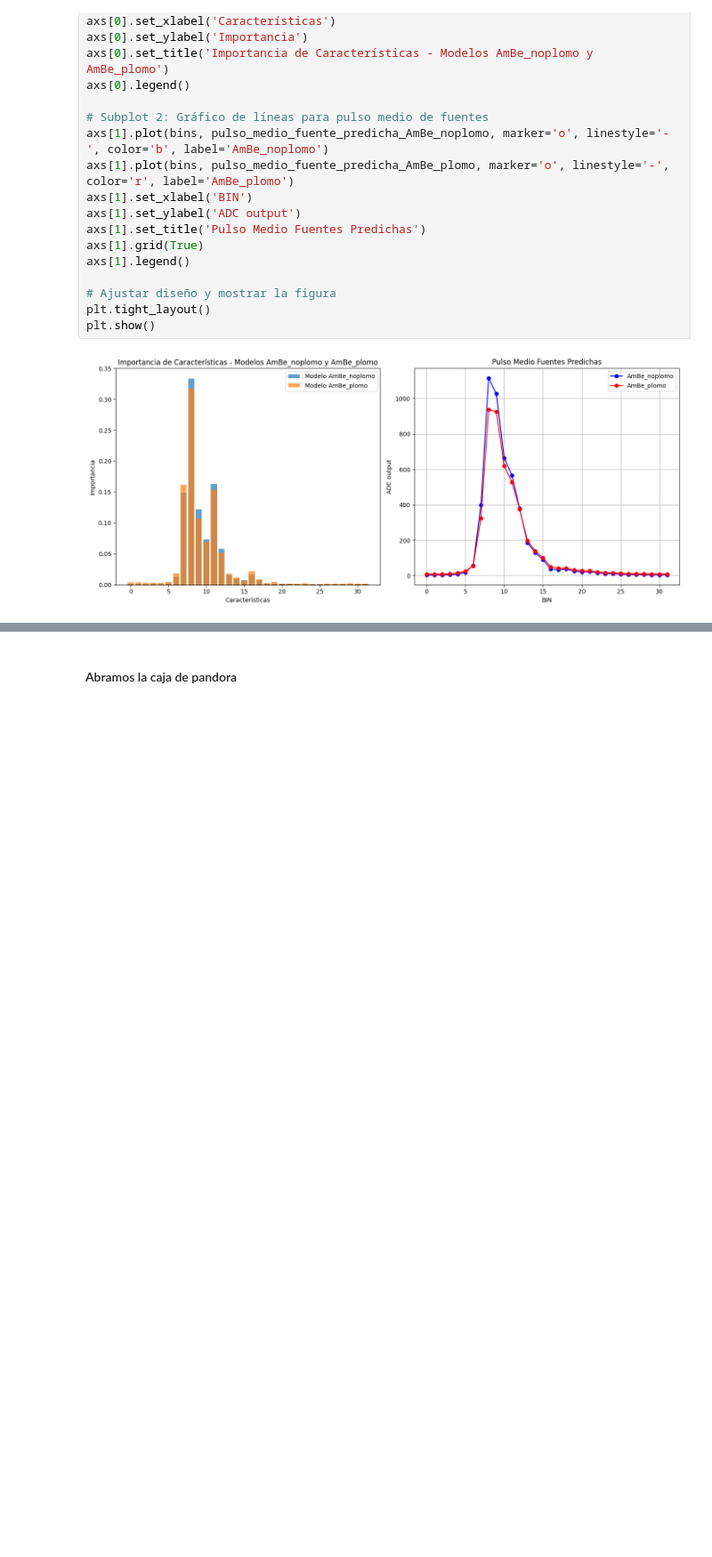
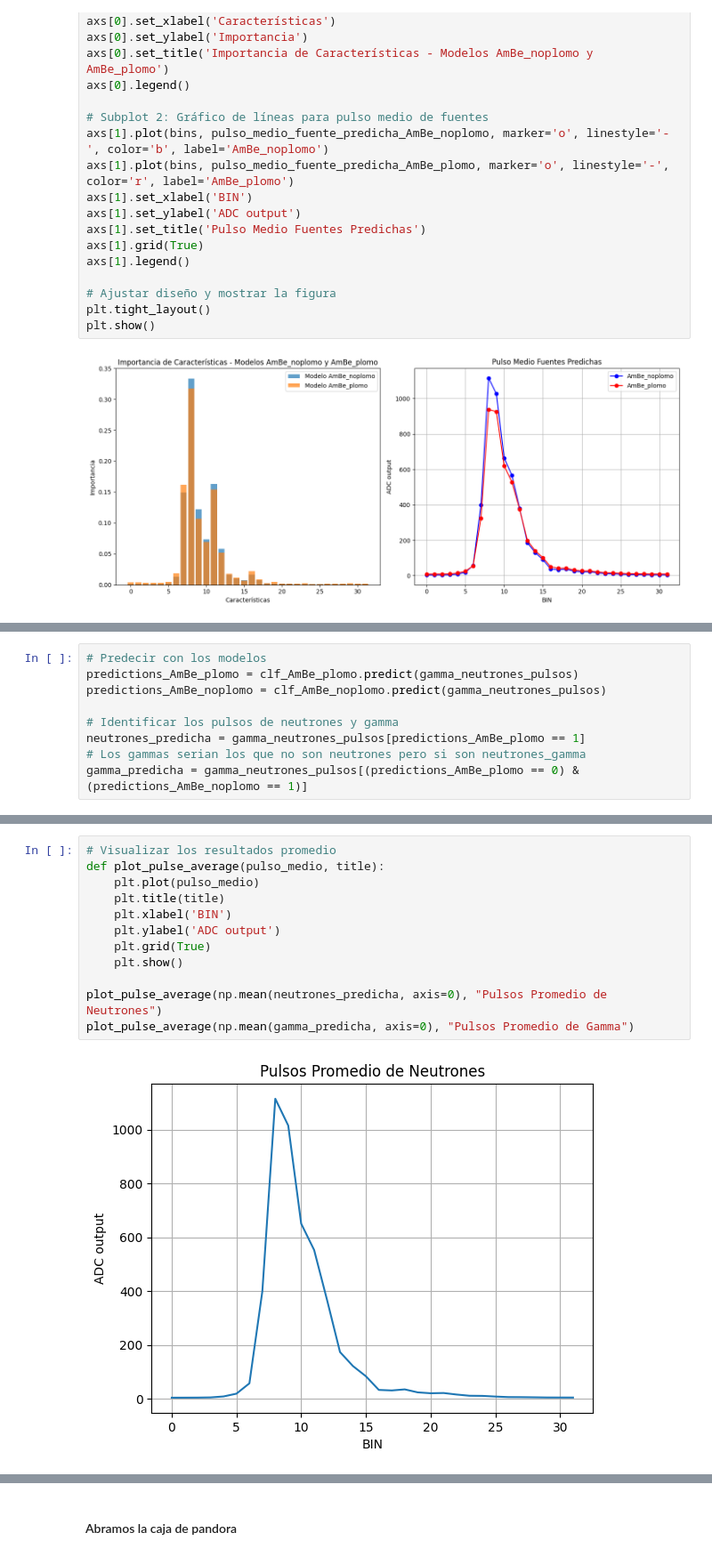
Before and after one commit to saisito/MLF_nunez-alejandro, a Jupyter notebook: nunez-alejandro.ipynb, the cells around one changed output, grey strips where cells are left out. Shown at 89% size. Saved outputs shown, nothing was run; the diff lists cells and outputs as text; blank space fills up the shorter version.

```diff
--- a/nunez-alejandro.ipynb
+++ b/nunez-alejandro.ipynb
@@ -718,0 +748,9 @@ Datos guardados en Gamma_Neutrones
+# %%
+# Predecir con los modelos
+predictions_AmBe_plomo = clf_AmBe_plomo.predict(gamma_neutrones_pulsos)
+predictions_AmBe_noplomo = clf_AmBe_noplomo.predict(gamma_neutrones_pulsos)
+
+# Identificar los pulsos de neutrones y gamma
+neutrones_predicha = gamma_neutrones_pulsos[predictions_AmBe_plomo == 1]
+# Los gammas serian los que no son neutrones pero si son neutrones_gamma
+gamma_predicha = gamma_neutrones_pulsos[(predictions_AmBe_plomo == 0) & (predictions_AmBe_noplomo == 1)]
@@ -718,0 +797,14 @@ Datos guardados en Gamma_Neutrones
+# %%
+# Visualizar los resultados promedio
+def plot_pulse_average(pulso_medio, title):
+    plt.plot(pulso_medio)
+    plt.title(title)
+    plt.xlabel('BIN')
+    plt.ylabel('ADC output')
+    plt.grid(True)
+    plt.show()
+
+plot_pulse_average(np.mean(neutrones_predicha, axis=0), "Pulsos Promedio de Neutrones")
+plot_pulse_average(np.mean(gamma_predicha, axis=0), "Pulsos Promedio de Gamma")
+# %% [output]
+[figure, added]
```
Also changed, not shown: parts of 30 cells of this notebook.
